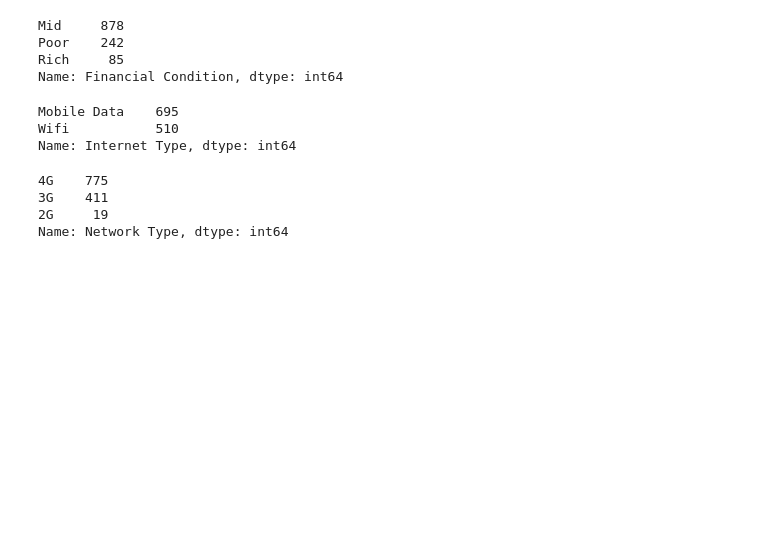
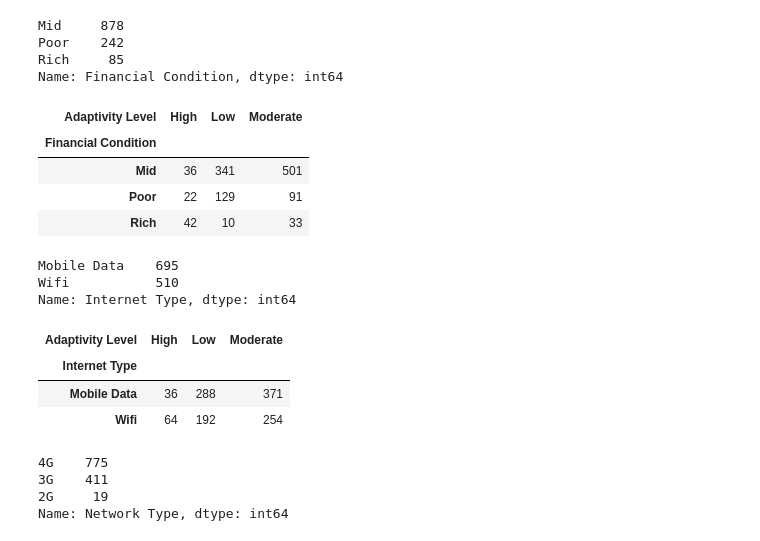
Before and after one commit to Shauryavashisth/XGBoost, a Jupyter notebook: Students Adaptability Level in Online Education.ipynb, the cells around one changed output. Saved outputs shown, nothing was run; the diff lists cells and outputs as text; code cells hidden in the pictures; blank space fills up the shorter version.

```diff
--- a/Students Adaptability Level in Online Education.ipynb
+++ b/Students Adaptability Level in Online Education.ipynb
@@ -155,12 +213,27 @@ Mid     878
 Poor    242
 Rich     85
 Name: Financial Condition, dtype: int64
+# %%
+df.groupby(["Financial Condition","Adaptivity Level"])["Age"].count().unstack()
+# %% [output]
+| Adaptivity Level | High | Low | Moderate |
+| Financial Condition |  |  |  |
+| Mid | 36 | 341 | 501 |
+| Poor | 22 | 129 | 91 |
+| Rich | 42 | 10 | 33 |
 # %%
 df["Internet Type"].value_counts()
 # %% [output]
 Mobile Data    695
 Wifi           510
 Name: Internet Type, dtype: int64
+# %%
+df.groupby(["Internet Type","Adaptivity Level"])["Age"].count().unstack()
+# %% [output]
+| Adaptivity Level | High | Low | Moderate |
+| Internet Type |  |  |  |
+| Mobile Data | 36 | 288 | 371 |
+| Wifi | 64 | 192 | 254 |
 # %%
 df["Network Type"].value_counts()
 # %% [output]
```
Also changed, not shown: parts of 33 cells of this notebook.
